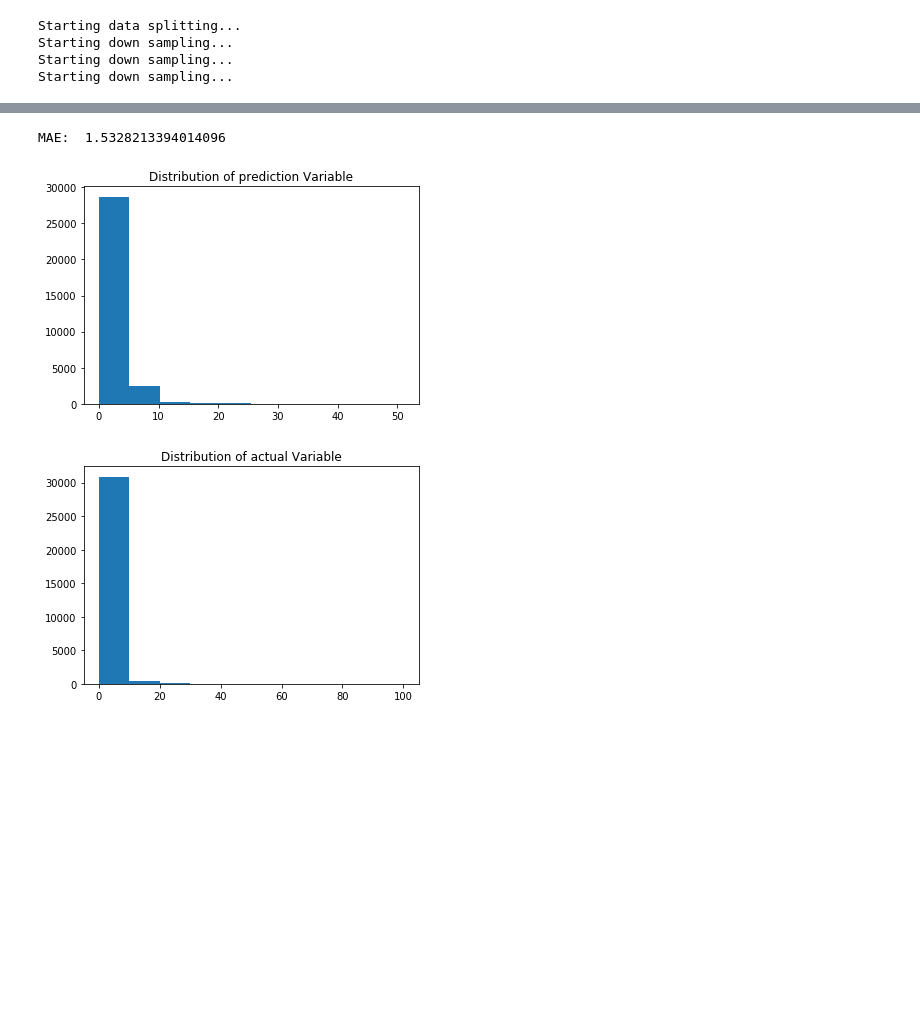
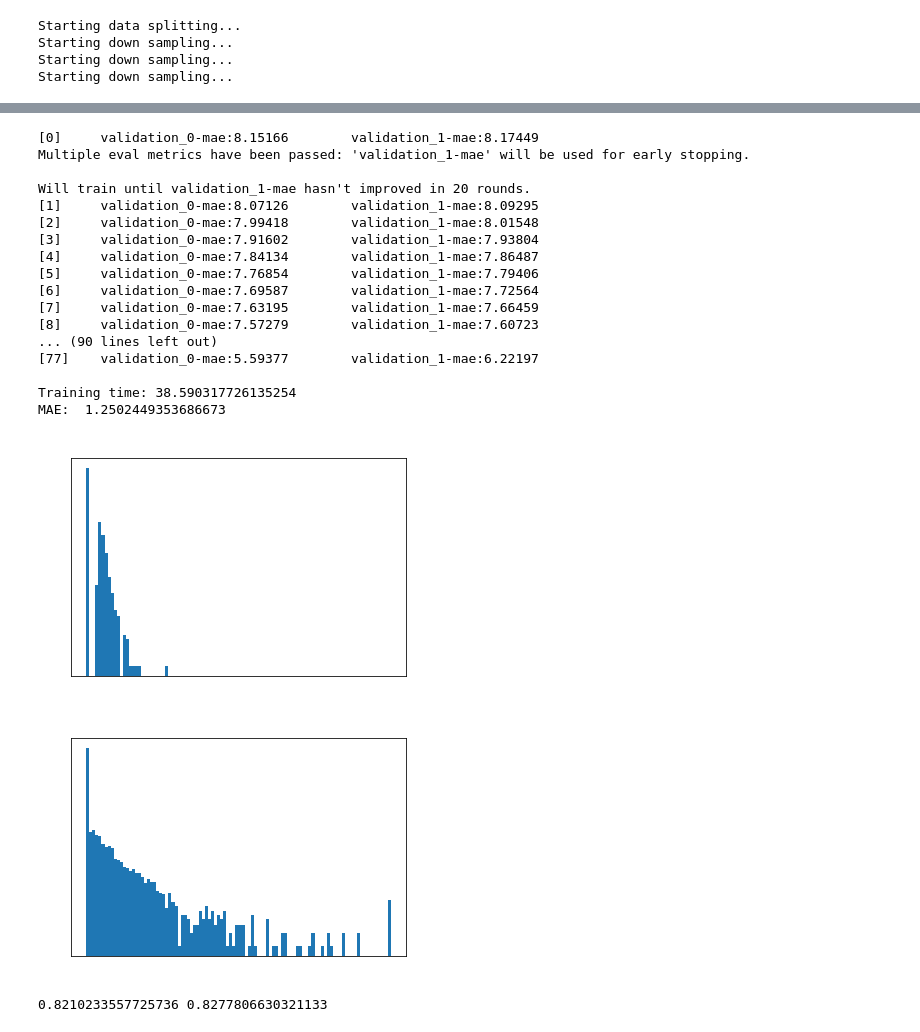
Before and after one commit to GaeaStorm/Loan-Default-Prediction---ICL, a Jupyter notebook: EDA-Gai.ipynb, the cells around one changed output, grey strips where cells are left out. Drawn from its saved outputs; the diff is of its cells as text; code cells hidden in the pictures; blank space fills up the shorter version.

```diff
--- a/EDA-Gai.ipynb
+++ b/EDA-Gai.ipynb
@@ -421,4 +454,11 @@ Explained variation per principal component: 0.9055208447533771 100
 1. XG Boost Regressor
 
 2. Random Forest Regressor
+# %%
+import matplotlib as mpl
+COLOR = 'white'
+mpl.rcParams['text.color'] = COLOR
+mpl.rcParams['axes.labelcolor'] = COLOR
+mpl.rcParams['xtick.color'] = COLOR
+mpl.rcParams['ytick.color'] = COLOR
 # %%
@@ -599,0 +761,8 @@ Starting down sampling...
+# %%
+from sklearn.ensemble import RandomForestRegressor
+rf = RandomForestRegressor(n_estimators=275, max_depth=22, min_samples_split=2,
+                           max_features="sqrt", n_jobs=10, random_state=42, criterion="mae", verbose=1)
+rf.fit(Xtrain, ytrain)
+y_pred_rfr = rf.predict(Xtest)
+print(confusion_matrix(bytest, clip_modified(y_pred_rfr)))
+check_predictions(y_pred_rfr, ytest)
@@ -694,8 +919,25 @@ MAE:  0.7822761606776019
 # %%
-models1 = create_combined_model(0, Xtrain, ytrain, Xtest, ytest)
+models1 = create_combined_model(0, 0, Xtrain, ytrain, Xtest, ytest)
 ypred01, mid01 = predict_on_model(models1, Xtest, num_models=2)
 check_predictions(ypred01, ytest)
 # %% [output]
-MAE:  1.5328213394014096
+[0]     validation_0-mae:8.15166        validation_1-mae:8.17449
+Multiple eval metrics have been passed: 'validation_1-mae' will be used for early stopping.
+
+Will train until validation_1-mae hasn't improved in 20 rounds.
+[1]     validation_0-mae:8.07126        validation_1-mae:8.09295
+[2]     validation_0-mae:7.99418        validation_1-mae:8.01548
+[3]     validation_0-mae:7.91602        validation_1-mae:7.93804
+[4]     validation_0-mae:7.84134        validation_1-mae:7.86487
+[5]     validation_0-mae:7.76854        validation_1-mae:7.79406
+[6]     validation_0-mae:7.69587        validation_1-mae:7.72564
+[7]     validation_0-mae:7.63195        validation_1-mae:7.66459
+[8]     validation_0-mae:7.57279        validation_1-mae:7.60723
+... (90 lines left out)
+[77]    validation_0-mae:5.59377        validation_1-mae:6.22197
+
+Training time: 38.590317726135254
+MAE:  1.2502449353686673
-[figure, old version]
+[figure, new version]
-[figure, old version]
+[figure, new version]
+0.8210233557725736 0.8277806630321133
```
Also changed, not shown: parts of 21 cells of this notebook.
